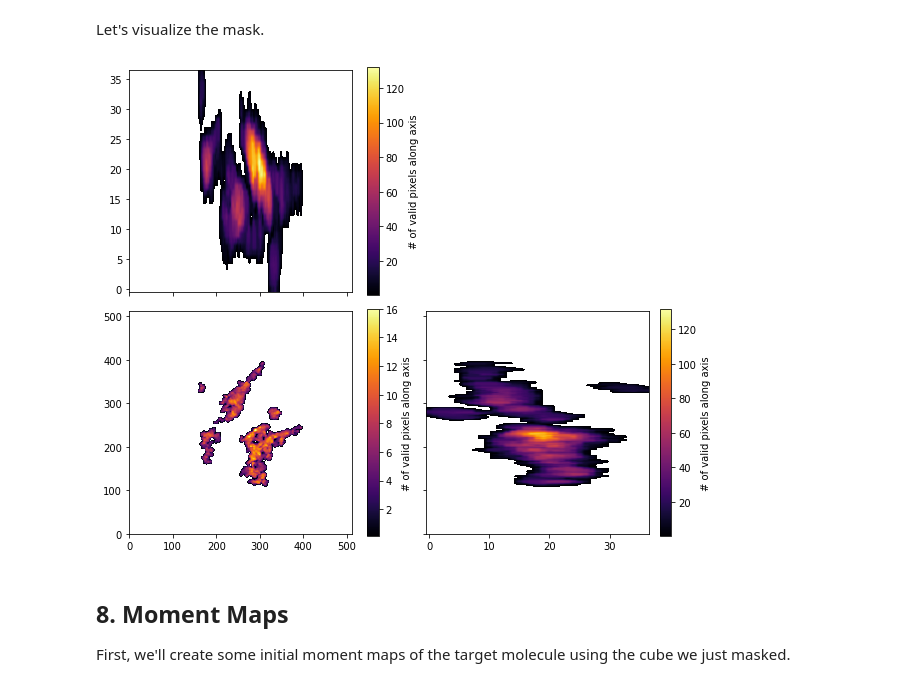
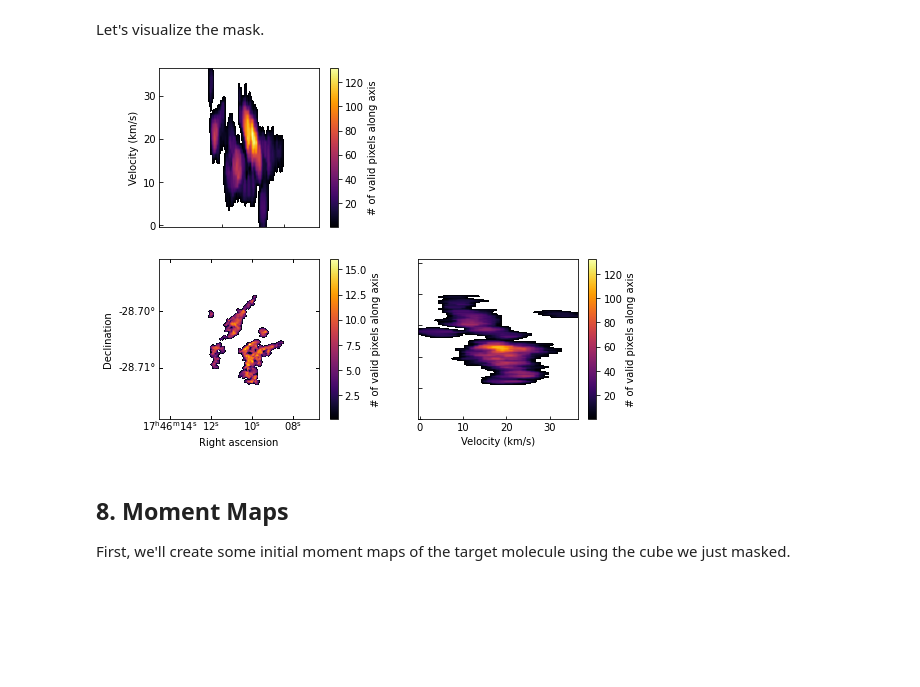
Before and after one commit to abulatek/brick, a Jupyter notebook: first_results/CH3CNMasking_v1.ipynb, the cells around one changed output. Drawn from its saved outputs; the diff is of its cells as text; code cells hidden in the pictures; blank space fills up the shorter version.

Commit message:
Edited mask plot extensively, I think it looks okay now

```diff
--- a/first_results/CH3CNMasking_v1.ipynb
+++ b/first_results/CH3CNMasking_v1.ipynb
@@ -433,37 +433,54 @@ vmax = np.max([mask.max(), collapse1.max(), collapse2.max()])
 norm = simple_norm(mask, stretch='linear', max_cut=vmax, min_cut=0.1)
 cm = pl.matplotlib.cm.inferno.copy()
 cm.set_under('w') # Make sure the "zero" color is white
 
-fig = plt.figure(figsize = (8.5, 10), constrained_layout=True)
+fig = plt.figure(figsize = (8.5, 10)) # constrained_layout=True
+
+# Get WCS coordinates from an (arbitrary?) masked cube
+masked_moment0 = masked_cube.moment0()
+wcs = masked_moment0.wcs
 
 # Collapse along axis 0
-ax1 = plt.subplot(323, aspect = 1)
+ax1 = plt.subplot(323, projection = wcs, aspect = 1)
 ax1.set_aspect(1)
 im1 = ax1.imshow(mask, origin = 'lower', cmap=cm, vmin=0.1)
-# ax1.tick_params(direction='in', color='#FFFFFF')
+ax1.tick_params(direction = 'in')
+ax1.coords[0].set_major_formatter('hh:mm:ss')
+ax1.coords[1].set_major_formatter('d.dd')
+ax1.set_xlabel('Right ascension'), ax1.set_ylabel('Declination')
 cbar1 = plt.colorbar(mappable = im1, ax = ax1)
 cbar1.set_label('# of valid pixels along axis')
+
+# This may not be right:
+# overlay = ax1.get_coords_overlay('galactic')
+# overlay.grid(color='white', ls='dotted')
+# overlay[0].set_axislabel('Galactic longitude')
+# overlay[1].set_axislabel('Galactic latitude')
 
 # Collapse along axis 1
 ax2 = plt.subplot(321, sharex = ax1) # , adjustable='box'
 im2 = ax2.imshow(collapse1, origin = 'lower', norm=norm, cmap=cm)
 ax2.xaxis.set_tick_params(labelbottom = False) # Remove redundant tick labels
+ax2.tick_params(direction = 'in')
 ax2.set_aspect(collapse1.shape[1]/collapse1.shape[0])
+ax2.set_ylabel('Velocity (km/s)')
 cbar2 = plt.colorbar(mappable=im2, ax=ax2)
 cbar2.set_label('# of valid pixels along axis')
 
 # Collapse along axis 2
 ax3 = plt.subplot(324, sharey = ax1)
 im3 = ax3.imshow(collapse2.T, origin = 'lower', norm=norm, cmap=cm)
 ax3.yaxis.set_tick_params(labelleft = False) # Remove redundant tick labels
+ax3.tick_params(direction = 'in')
 ax3.set_aspect(collapse2.shape[0]/collapse2.shape[1])
+ax3.set_xlabel('Velocity (km/s)')
 cbar3 = plt.colorbar(mappable=im3, ax=ax3)
 cbar3.set_label('# of valid pixels along axis')
 
 plt.savefig("figures/mask.pdf", dpi = 300, facecolor='w', edgecolor='w', bbox_inches='tight')
 plt.show()
 # %% [output]
-[figure, old version]
+[figure, new version]
 # %% [markdown]
 ## 8. Moment Maps
 First, we'll create some initial moment maps of the target molecule using the cube we just masked.
```
Also changed, not shown: 3 other files.
